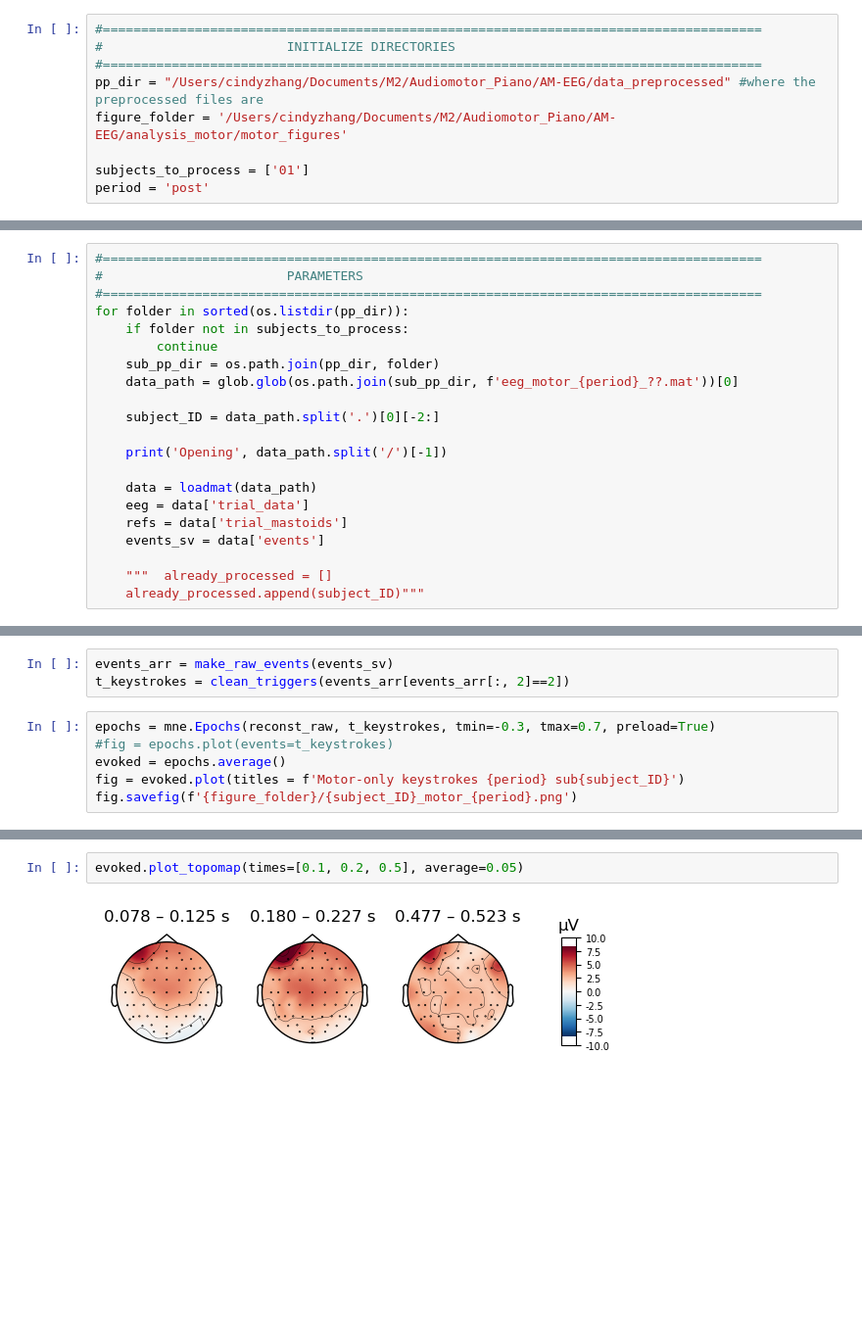
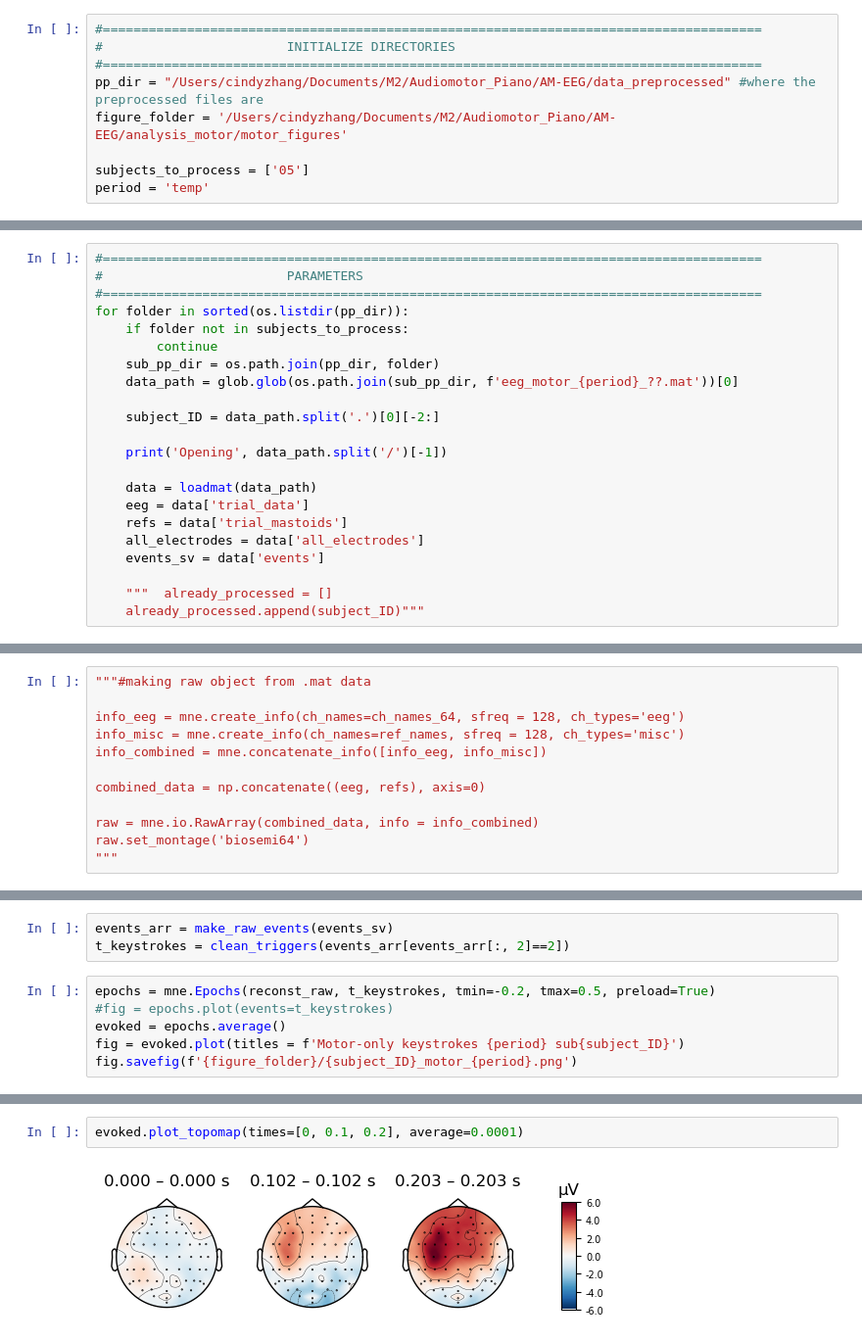
Before and after one commit to haiqin-zhang/AM-EEG, a Jupyter notebook: analysis_motor/motor_erp.ipynb, the cells around one changed output, grey strips where cells are left out. Shown at 98% size. Drawn from its saved outputs; the diff is of its cells as text; blank space fills up the shorter version.

Commit message:
batch processing ERP

```diff
--- a/analysis_motor/motor_erp.ipynb
+++ b/analysis_motor/motor_erp.ipynb
@@ -23,8 +23,8 @@ from plot_utils import *
 pp_dir = "/Users/cindyzhang/Documents/M2/Audiomotor_Piano/AM-EEG/data_preprocessed" #where the preprocessed files are
 figure_folder = '/Users/cindyzhang/Documents/M2/Audiomotor_Piano/AM-EEG/analysis_motor/motor_figures'
 
-subjects_to_process = ['01']
-period = 'post'
+subjects_to_process = ['05']
+period = 'temp'
 # %%
 #======================================================================================
 #                        PARAMETERS
@@ -52,6 +56,7 @@ for folder in sorted(os.listdir(pp_dir)):
     data = loadmat(data_path)
     eeg = data['trial_data']
     refs = data['trial_mastoids']
+    all_electrodes = data['all_electrodes']
     events_sv = data['events']
 
     """  already_processed = []
@@ -85,0 +100,12 @@ Ready.
+# %%
+"""#making raw object from .mat data
+
+info_eeg = mne.create_info(ch_names=ch_names_64, sfreq = 128, ch_types='eeg')
+info_misc = mne.create_info(ch_names=ref_names, sfreq = 128, ch_types='misc')
+info_combined = mne.concatenate_info([info_eeg, info_misc])
+
+combined_data = np.concatenate((eeg, refs), axis=0)
+
+raw = mne.io.RawArray(combined_data, info = info_combined)
+raw.set_montage('biosemi64')
+"""
@@ -146,7 +239,7 @@ All keystroke ERPs
 events_arr = make_raw_events(events_sv)
 t_keystrokes = clean_triggers(events_arr[events_arr[:, 2]==2])
 # %%
-epochs = mne.Epochs(reconst_raw, t_keystrokes, tmin=-0.3, tmax=0.7, preload=True)
+epochs = mne.Epochs(reconst_raw, t_keystrokes, tmin=-0.2, tmax=0.5, preload=True)
 #fig = epochs.plot(events=t_keystrokes)
 evoked = epochs.average()
 fig = evoked.plot(titles = f'Motor-only keystrokes {period} sub{subject_ID}')
@@ -164,4 +257,4 @@ NOTE: pick_channels() is a legacy function. New code should use inst.pick(...).
 # %%
-evoked.plot_topomap(times=[0.1, 0.2, 0.5], average=0.05)
+evoked.plot_topomap(times=[0, 0.1, 0.2], average=0.0001)
 # %% [output]
-[figure, old version]
+[figure, new version]
```
Also changed, not shown: parts of 17 cells of this notebook, 8 other files.
